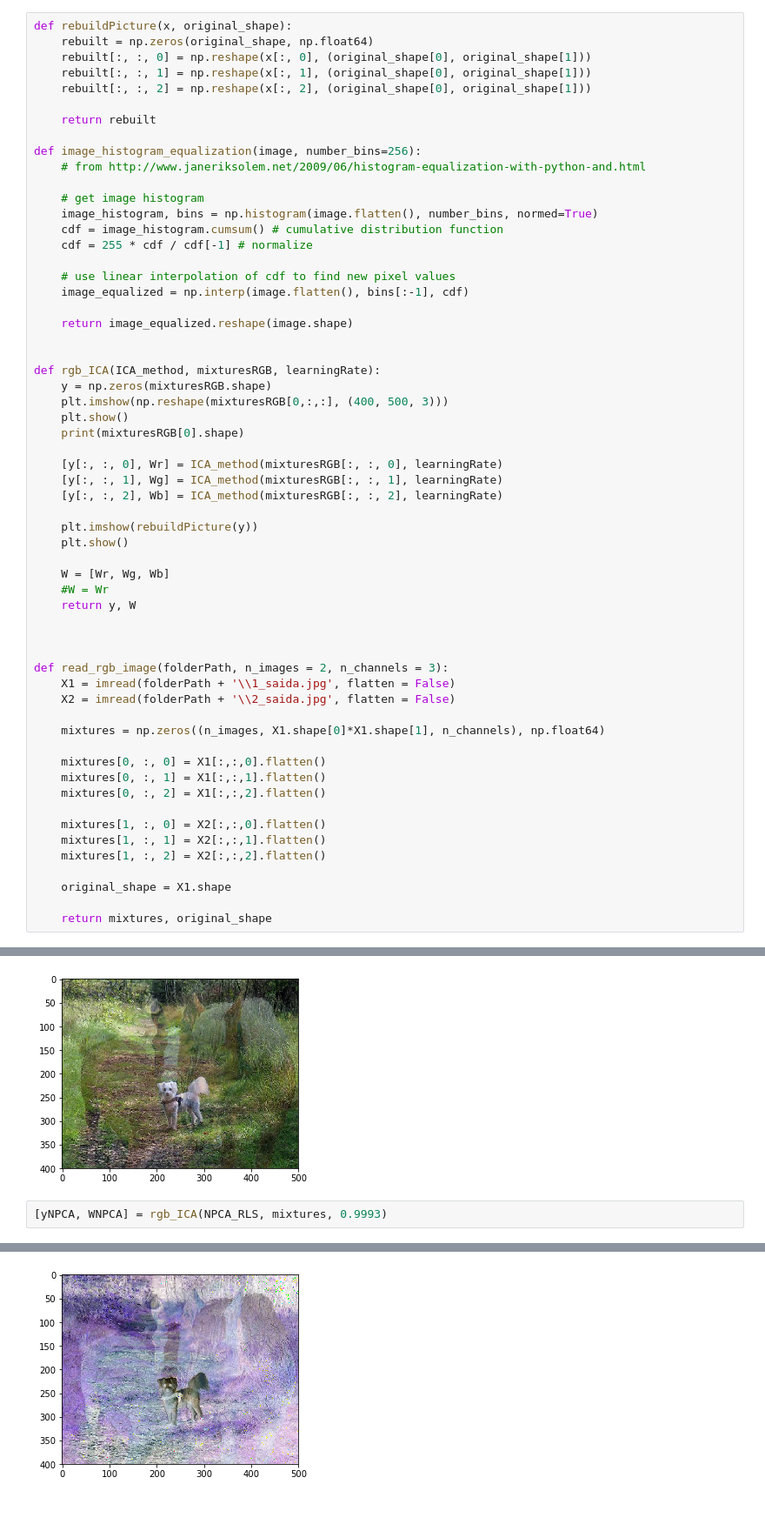
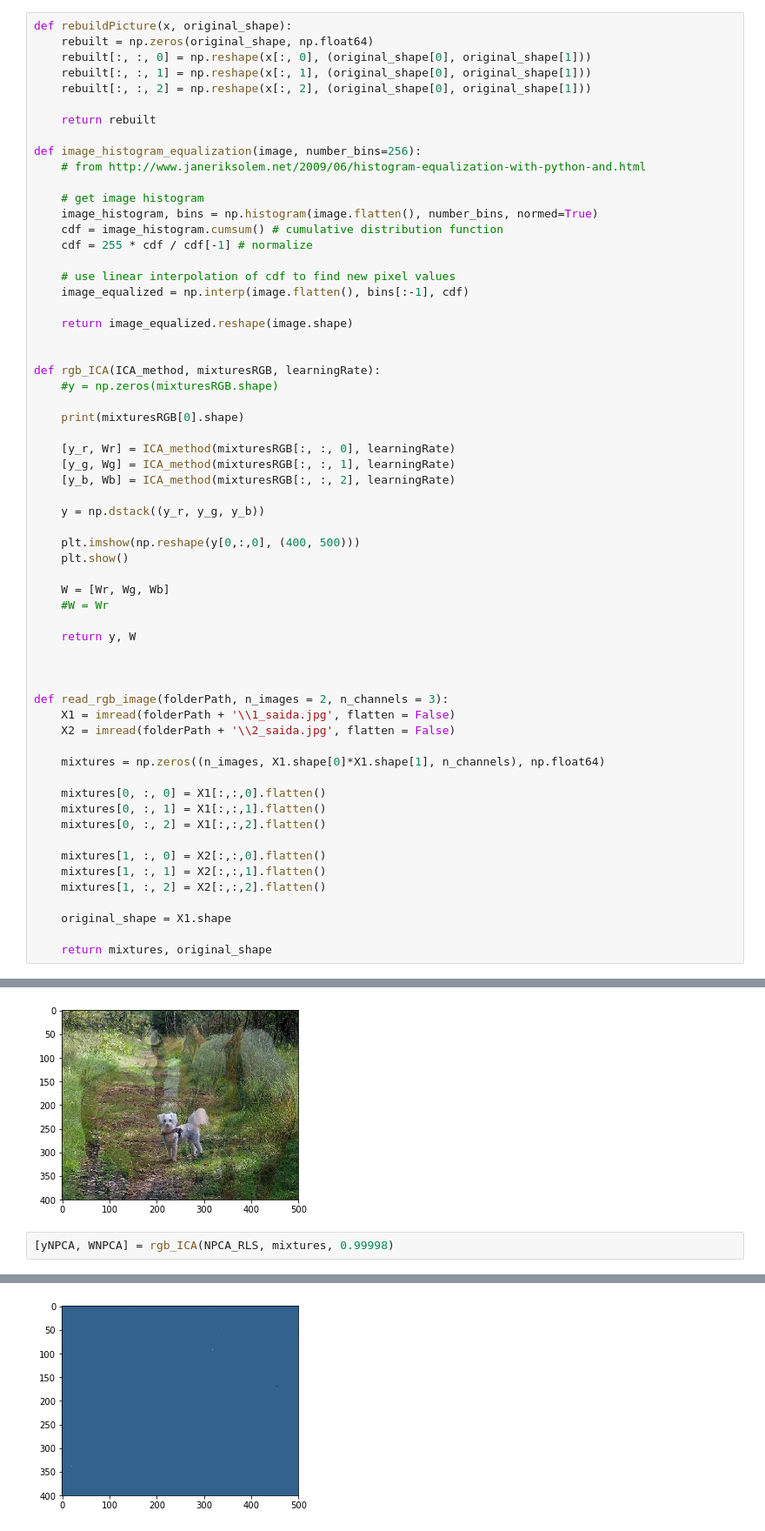
Before and after one commit to crucis/ICA, a Jupyter notebook: Exercicio Imagens - 1.ipynb, the cells around one changed output, grey strips where cells are left out. Shown at 87% size. Cells and saved outputs as stored; diff of their text form.

Commit message:
Finally understood exercise 9 and also converged algorithms on run1-images

```diff
--- a/Exercicio Imagens - 1.ipynb
+++ b/Exercicio Imagens - 1.ipynb
@@ -42,20 +42,22 @@ def image_histogram_equalization(image, number_bins=256):
 
 
 def rgb_ICA(ICA_method, mixturesRGB, learningRate):
-    y = np.zeros(mixturesRGB.shape)
-    plt.imshow(np.reshape(mixturesRGB[0,:,:], (400, 500, 3)))
-    plt.show()
+    #y = np.zeros(mixturesRGB.shape)
+
     print(mixturesRGB[0].shape)
 
-    [y[:, :, 0], Wr] = ICA_method(mixturesRGB[:, :, 0], learningRate)
-    [y[:, :, 1], Wg] = ICA_method(mixturesRGB[:, :, 1], learningRate)
-    [y[:, :, 2], Wb] = ICA_method(mixturesRGB[:, :, 2], learningRate)
+    [y_r, Wr] = ICA_method(mixturesRGB[:, :, 0], learningRate)
+    [y_g, Wg] = ICA_method(mixturesRGB[:, :, 1], learningRate)
+    [y_b, Wb] = ICA_method(mixturesRGB[:, :, 2], learningRate)
 
-    plt.imshow(rebuildPicture(y))
+    y = np.dstack((y_r, y_g, y_b))
+
+    plt.imshow(np.reshape(y[0,:,0], (400, 500)))
     plt.show()
 
     W = [Wr, Wg, Wb]
     #W = Wr
+
     return y, W
 
 
@@ -95,5 +97,5 @@ plt.imshow(-picture)
 <matplotlib.image.AxesImage at 0x...>
 [figure]
 # %%
-[yNPCA, WNPCA] = rgb_ICA(NPCA_RLS, mixtures, 0.9993)
+[yNPCA, WNPCA] = rgb_ICA(NPCA_RLS, mixtures, 0.99998)
 # %% [output]
@@ -100 +106 @@ plt.imshow(-picture)
-[figure, old version]
+[figure, new version]
```
Also changed, not shown: parts of 8 cells of this notebook, 8 other files.
